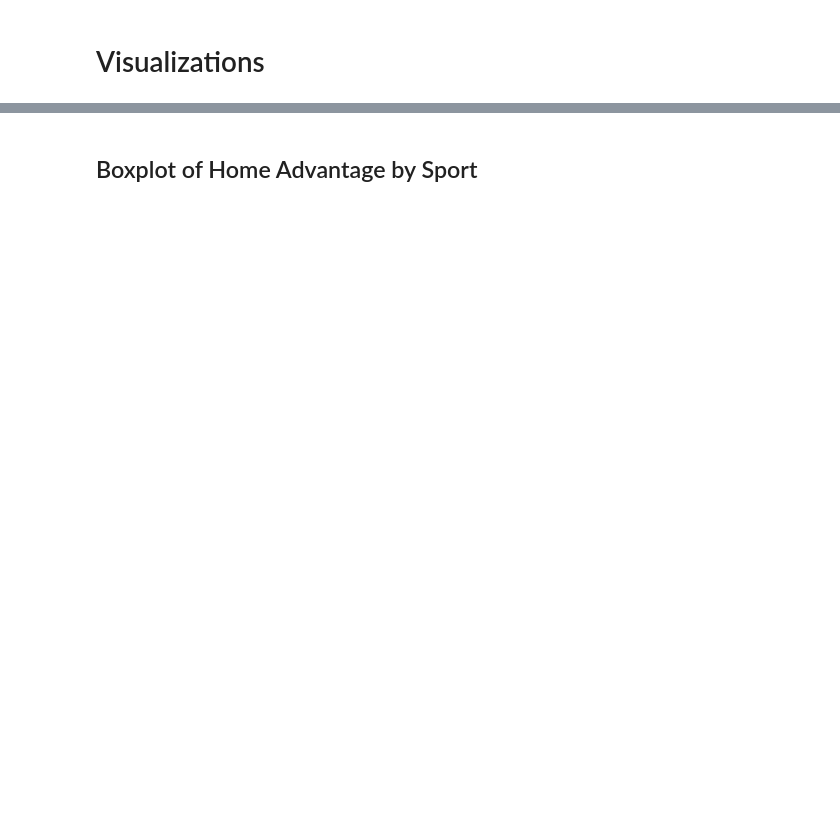
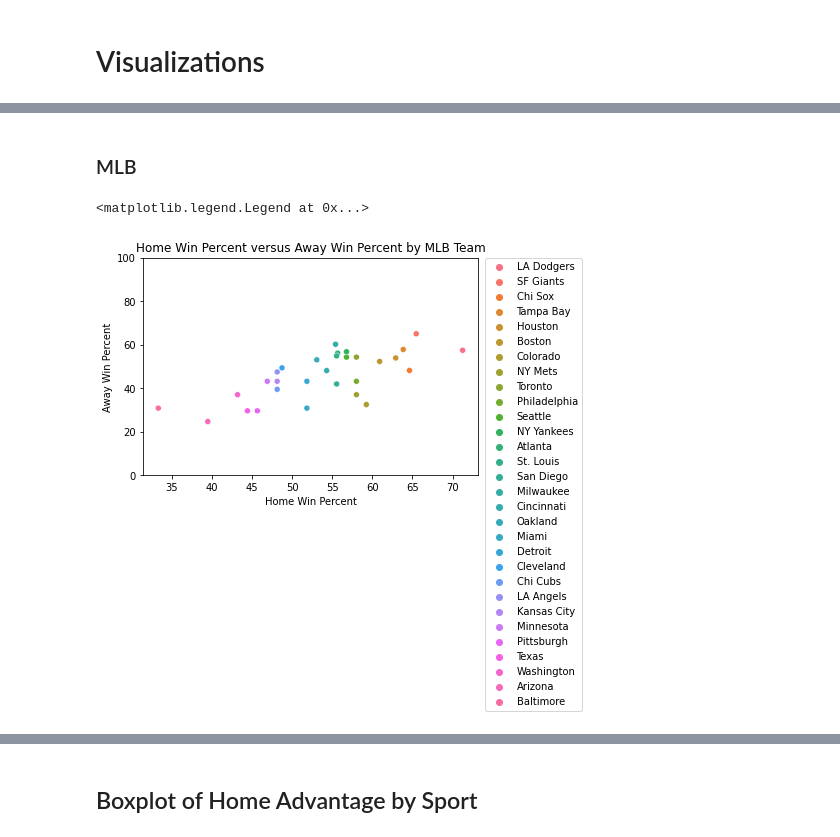
Before and after one commit to jadinsstewart/Cloud-Services, a Jupyter notebook: Final_NBA_Analytics.ipynb, the cells around one changed output, grey strips where cells are left out. Drawn from its saved outputs; the diff is of its cells as text; code cells hidden in the pictures; blank space fills up the shorter version.

```diff
--- a/Final_NBA_Analytics.ipynb
+++ b/Final_NBA_Analytics.ipynb
@@ -252,0 +314,10 @@ print(asc.head(20))
+# %% [markdown]
+### MLB
+# %%
+# MLB
+sns.scatterplot(data = mlb_df, x= "Home Win Percent", y="Away Win Percent", hue= "Team").set(title = "Home Win Percent versus Away Win Percent by MLB Team")
+plt.ylim(0,100)
+plt.legend(bbox_to_anchor=(1.02, 1), loc='upper left', borderaxespad=0)
+# %% [output]
+<matplotlib.legend.Legend at 0x...>
+[figure, added]
```
Also changed, not shown: parts of 25 cells of this notebook.
